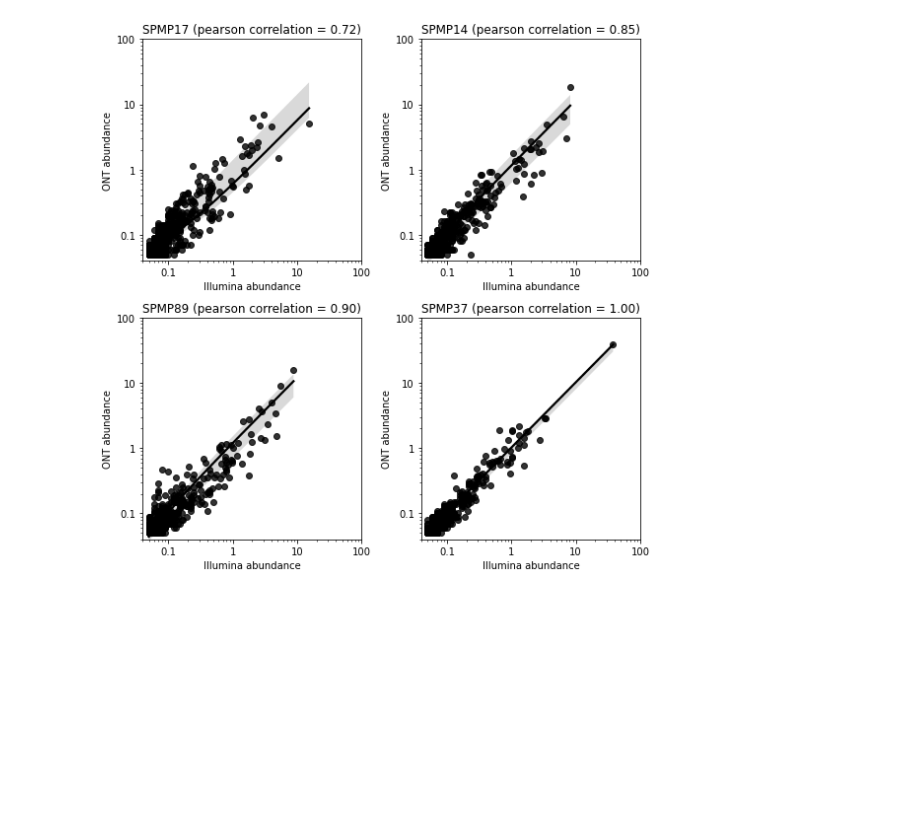
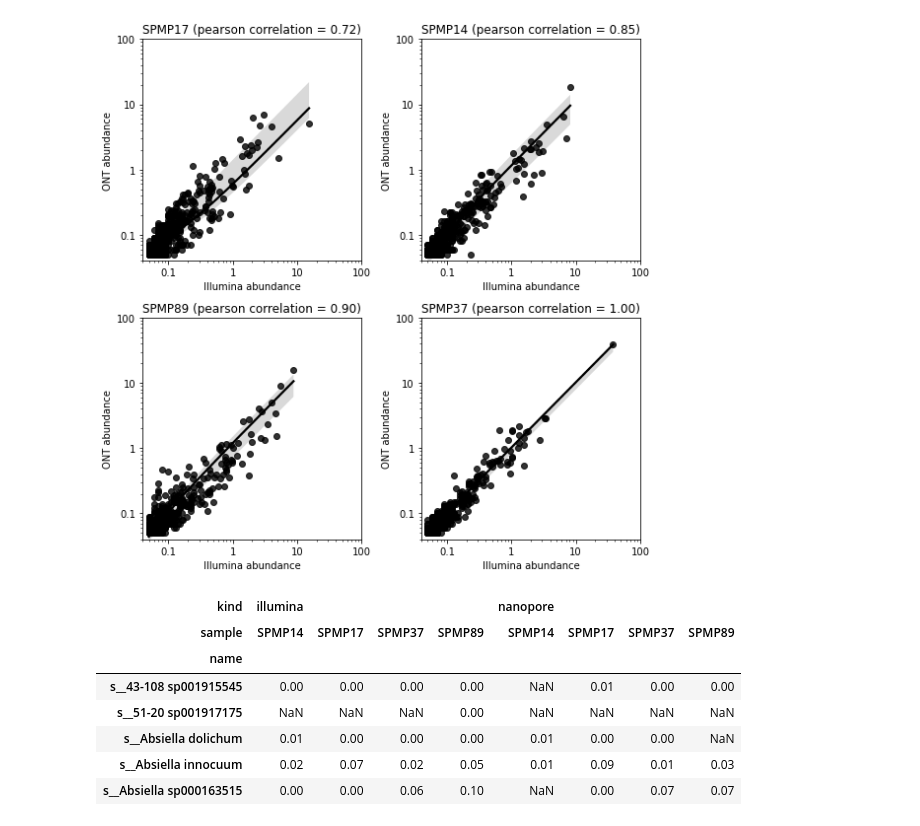
Before and after one commit to CSB5/SPMP, a Jupyter notebook: scripts/reads_statistics.ipynb, the cells around one changed output. Saved outputs shown, nothing was run; the diff lists cells and outputs as text; code cells hidden in the pictures; blank space fills up the shorter version.

```diff
--- a/scripts/reads_statistics.ipynb
+++ b/scripts/reads_statistics.ipynb
@@ -15,3 +19,18 @@ cpalQual = [cpal[5], cpal[3], cpal[4]]
+# %%
+def save_replace_excel(fname, df, sheetname, index):
+    with pd.ExcelWriter(fname, mode='a') as writer:
+        workBook = writer.book
+        try:
+            workBook.remove(workBook[sheetname])
+        except:
+            print("worksheet doesn't exist")
+        finally:
+            df.to_excel(writer, sheet_name=sheetname, index=index)
+
+        workBook.active = len(workBook.sheetnames)
+
+excelpath = '../../../nr-source-data.xlsx'
+save_replace_excel_spmp = lambda df, sheetname, index: save_replace_excel(excelpath, df, sheetname, index)
 # %% [markdown]
 ## Supplemental figure 1
 # %%
@@ -151,3 +203,17 @@ sc.set_size_inches(8, 8)
 sc.tight_layout()
 # %% [output]
 [figure]
+# %%
+samples = ('SPMP14', 'SPMP17', 'SPMP37', 'SPMP89')
+sub = rpc[rpc['sample'].isin(samples)].pivot_table(index=['kind', 'sample'], columns='name', values='abundance').T
+save_replace_excel_spmp(sub, 'SFig 2.B', True)
+sub.head()
+# %% [output]
+| kind | illumina |  |  |  | nanopore |  |  |  |
+| sample | SPMP14 | SPMP17 | SPMP37 | SPMP89 | SPMP14 | SPMP17 | SPMP37 | SPMP89 |
+| name |  |  |  |  |  |  |  |  |
+| s__43-108 sp001915545 | 0.00 | 0.00 | 0.00 | 0.00 | NaN | 0.01 | 0.00 | 0.00 |
+| s__51-20 sp001917175 | NaN | NaN | NaN | 0.00 | NaN | NaN | NaN | NaN |
+| s__Absiella dolichum | 0.01 | 0.00 | 0.00 | 0.00 | 0.01 | 0.00 | 0.00 | NaN |
+| s__Absiella innocuum | 0.02 | 0.07 | 0.02 | 0.05 | 0.01 | 0.09 | 0.01 | 0.03 |
+| s__Absiella sp000163515 | 0.00 | 0.00 | 0.06 | 0.10 | NaN | 0.00 | 0.07 | 0.07 |
```
Also changed, not shown: parts of 3 cells of this notebook, 15 other files.
